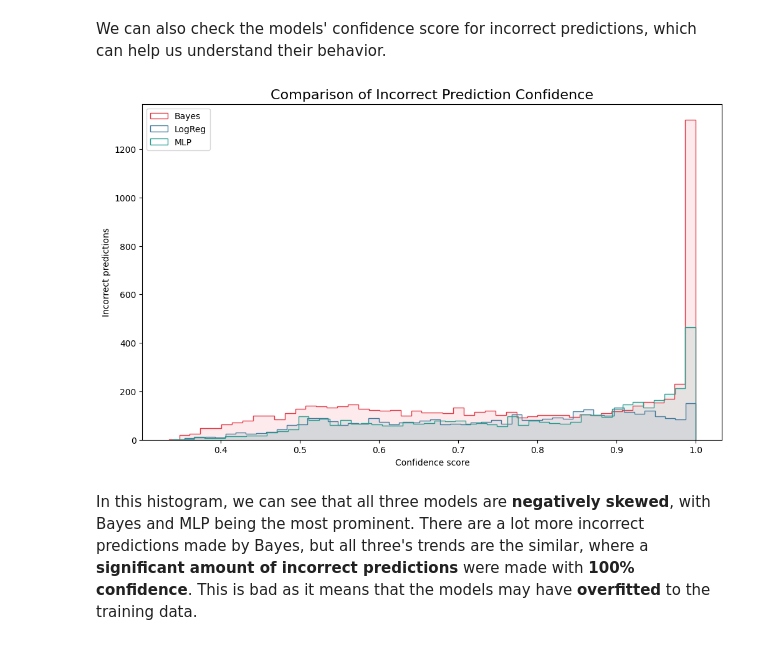
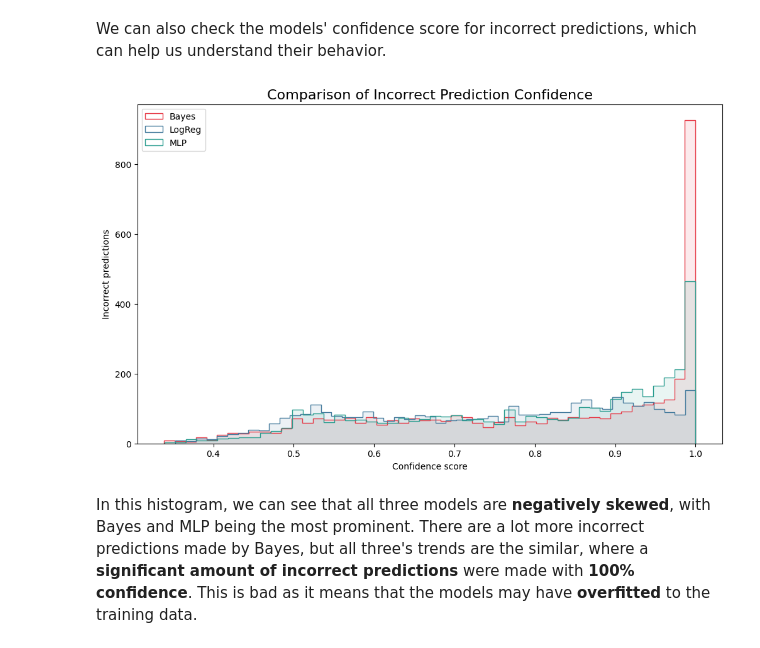
Before and after one commit to OutForMilks/STINTSY-Order-of-Erin, a Jupyter notebook: notebooks/eval.ipynb, the cells around one changed output. Saved outputs shown, nothing was run; the diff lists cells and outputs as text; code cells hidden in the pictures.

Commit message:
print results with relevant training set (balanced/imbalanced) per model

```diff
--- a/notebooks/eval.ipynb
+++ b/notebooks/eval.ipynb
@@ -354,41 +354,41 @@ MLP performs **similarly to LogReg** in both recall and precision.
 # %% [markdown]
 We can also check the models' confidence score for incorrect predictions, which can help us understand their behavior.
 # %%
-mnb_confidence = mnb_imbalanced.predict_proba(X_test).max(axis=1)[y_pred_mnb != y_test.values]
-mlr_confidence = mlr_imbalanced.predict_proba(X_test).max(axis=1)[y_pred_mlr != y_test.values]
+mnb_confidence = mnb_imbalanced.predict_proba(X_test).max(axis=1)[y_pred_mlp_imbal != y_test.values]
+mlr_confidence = mlr_imbalanced.predict_proba(X_test).max(axis=1)[y_pred_mlr_imbal != y_test.values]
 
 X_convert = []
 
 for X_batch, _ in test_loader:
     X_convert.append(X_batch)
 
 X_converted = torch.cat(X_convert, dim=0).to(DEVICE)
 
 with torch.no_grad():
     mlp_logits = mlp_imbalanced(X_converted)
     mlp_probs = fun.softmax(mlp_logits, dim=1).cpu().numpy().max(axis=1)
     mlp_confidence = mlp_probs[y_pred_mlp_imbal != y_test.values]
 
 plt.figure(figsize=(12, 7))
 
 # Outline
 plt.hist(mnb_confidence, bins=50, histtype='step', label="Bayes", color="#E63946")
 plt.hist(mlr_confidence, bins=50, histtype='step', label="LogReg", color="#457B9D")
 plt.hist(mlp_confidence, bins=50, histtype='step', label="MLP", color="#2A9D8F")
 
 # Fill
 plt.hist(mnb_confidence, bins=50, alpha=0.1, color="#E63946")
 plt.hist(mlr_confidence, bins=50, alpha=0.1, color="#457B9D")
 plt.hist(mlp_confidence, bins=50, alpha=0.1, color="#2A9D8F")
 
 plt.title("Comparison of Incorrect Prediction Confidence", fontsize=16)
 plt.xlabel("Confidence score")
 plt.ylabel("Incorrect predictions")
 plt.legend(loc='upper left')
 
 plt.show()
 # %% [output]
-[figure, old version]
+[figure, new version]
 # %% [markdown]
 In this histogram, we can see that all three models are **negatively skewed**, with Bayes and MLP being the most prominent. There are a lot more incorrect predictions made by Bayes, but all three's trends are the similar, where a **significant amount of incorrect predictions** were made with **100% confidence**. This is bad as it means that the models may have **overfitted** to the training data.
 # %% [markdown]
```
Also changed, not shown: parts of 5 cells of this notebook.
